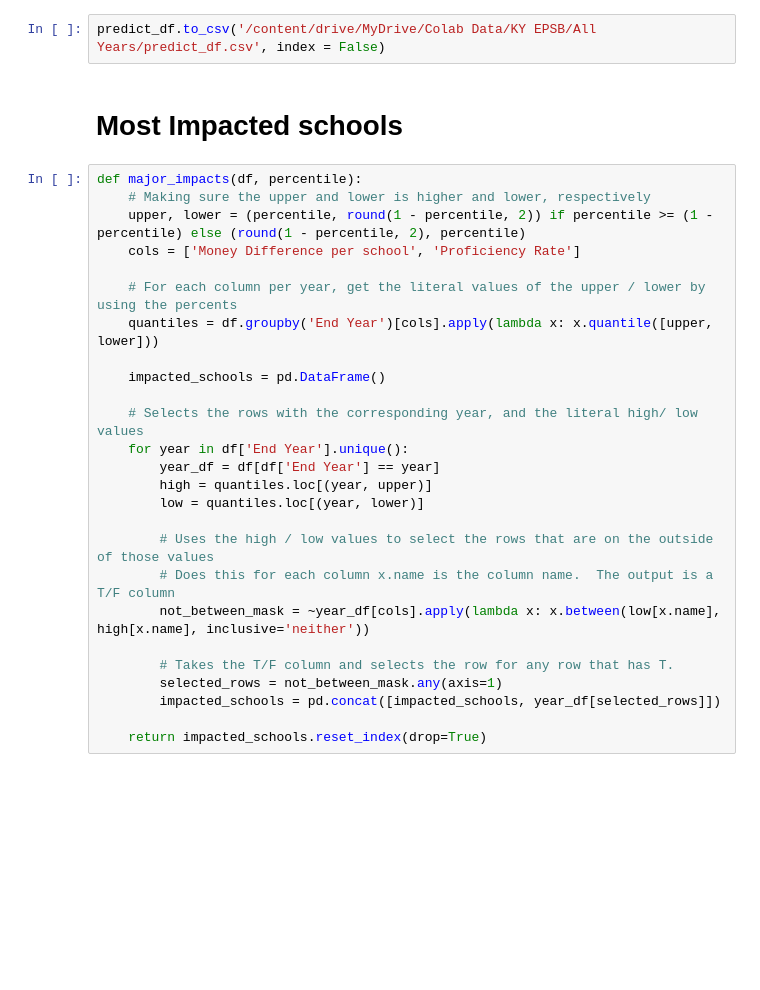
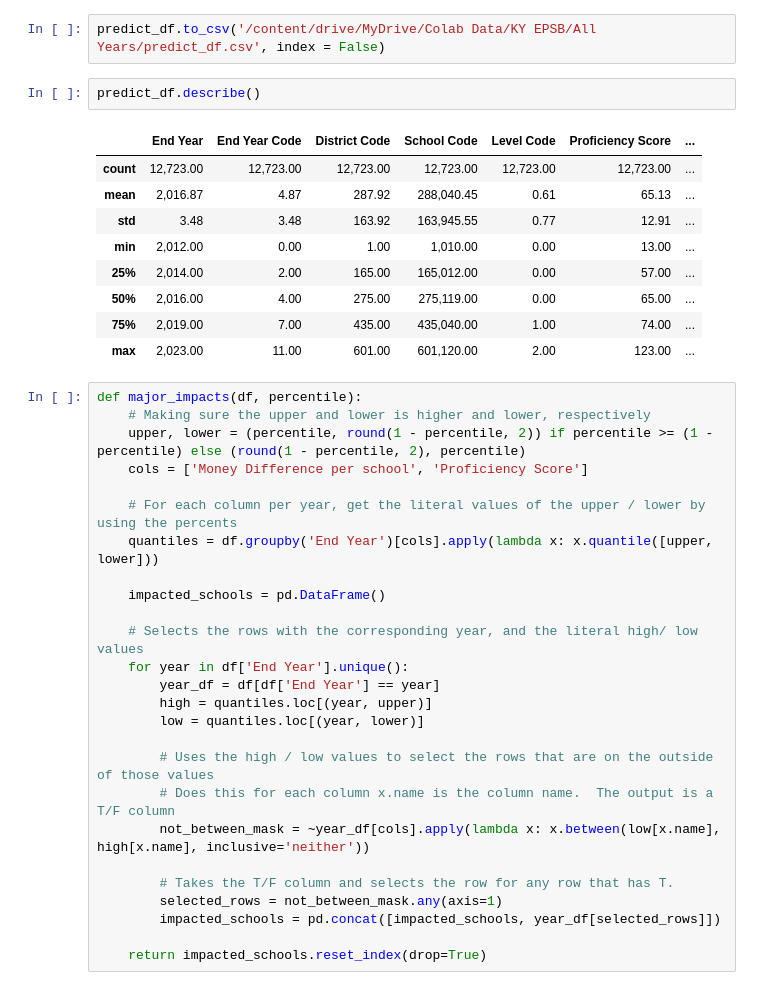
Before and after one commit to rosehelfrich/kyPublicSchools, a Jupyter notebook: Predict_Classification,_and_Highly_Impacted_Schools.ipynb, the cells around one changed output. Drawn from its saved outputs; the diff is of its cells as text; blank space fills up the shorter version.

```diff
--- a/Predict_Classification,_and_Highly_Impacted_Schools.ipynb
+++ b/Predict_Classification,_and_Highly_Impacted_Schools.ipynb
@@ -347,12 +353,22 @@ predict_df[cat_columns] = predict_df[cat_columns].astype('category')
 # %%
 predict_df.to_csv('/content/drive/MyDrive/Colab Data/KY EPSB/All Years/predict_df.csv', index = False)
-# %% [markdown]
-# Most Impacted schools
+# %%
+predict_df.describe()
+# %% [output]
+|  | End Year | End Year Code | District Code | School Code | Level Code | Proficiency Score | ... |
+| count | 12,723.00 | 12,723.00 | 12,723.00 | 12,723.00 | 12,723.00 | 12,723.00 | ... |
+| mean | 2,016.87 | 4.87 | 287.92 | 288,040.45 | 0.61 | 65.13 | ... |
+| std | 3.48 | 3.48 | 163.92 | 163,945.55 | 0.77 | 12.91 | ... |
+| min | 2,012.00 | 0.00 | 1.00 | 1,010.00 | 0.00 | 13.00 | ... |
+| 25% | 2,014.00 | 2.00 | 165.00 | 165,012.00 | 0.00 | 57.00 | ... |
+| 50% | 2,016.00 | 4.00 | 275.00 | 275,119.00 | 0.00 | 65.00 | ... |
+| 75% | 2,019.00 | 7.00 | 435.00 | 435,040.00 | 1.00 | 74.00 | ... |
+| max | 2,023.00 | 11.00 | 601.00 | 601,120.00 | 2.00 | 123.00 | ... |
 # %%
 def major_impacts(df, percentile):
     # Making sure the upper and lower is higher and lower, respectively
     upper, lower = (percentile, round(1 - percentile, 2)) if percentile >= (1 - percentile) else (round(1 - percentile, 2), percentile)
-    cols = ['Money Difference per school', 'Proficiency Rate']
+    cols = ['Money Difference per school', 'Proficiency Score']
 
     # For each column per year, get the literal values of the upper / lower by using the percents
     quantiles = df.groupby('End Year')[cols].apply(lambda x: x.quantile([upper, lower]))
```
Also changed, not shown: parts of 31 cells of this notebook.
